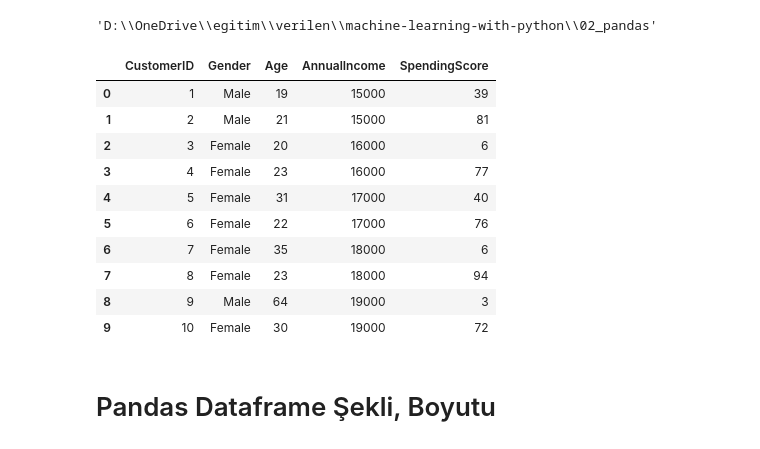
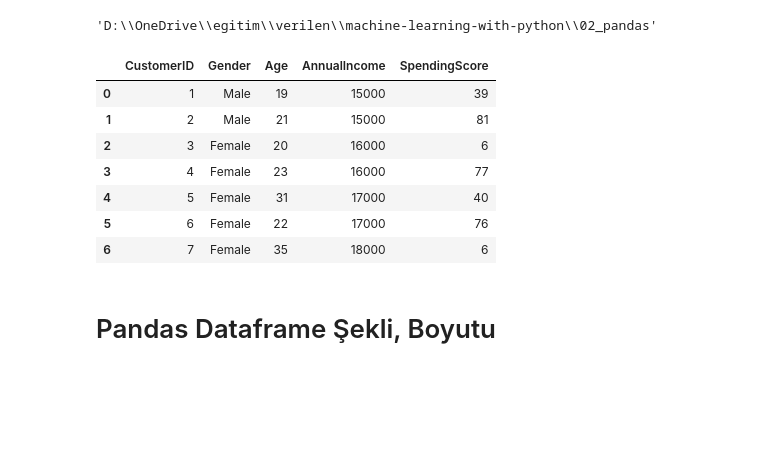
Before and after one commit to erkansirin78/machine-learning-with-python, a Jupyter notebook: 02_pandas/01. Pandas ile Dosya Okuma ve Sütun İsimlendirme.ipynb, the cells around one changed output. Saved outputs shown, nothing was run; the diff lists cells and outputs as text; code cells hidden in the pictures; blank space fills up the shorter version.

```diff
--- a/02_pandas/01. Pandas ile Dosya Okuma ve Sütun İsimlendirme.ipynb
+++ b/02_pandas/01. Pandas ile Dosya Okuma ve Sütun İsimlendirme.ipynb
@@ -17,21 +17,18 @@ os.getcwd()
 # Ayrıca veri ayracının ne olduğu ve encodingin ne olduğuna da dikkat etmek gerekir (utf-8)
 # Encoding Notepad++ üzerinden Encoding -> Convert to UTF8 veya notepad ile farklı kaydetme esnasında değiştirilebilir.
 
-df = pd.read_csv("Mall_Customers.csv", sep=",")
+df = pd.read_csv("D:\\OneDrive\\egitim\\verilen\\machine-learning-with-python\\datasets\\Mall_Customers.csv", sep=",")
 # %%
-df.head(10)
+df.head(7)
 # %% [output]
 |  | CustomerID | Gender | Age | AnnualIncome | SpendingScore |
 | 0 | 1 | Male | 19 | 15000 | 39 |
 | 1 | 2 | Male | 21 | 15000 | 81 |
 | 2 | 3 | Female | 20 | 16000 | 6 |
 | 3 | 4 | Female | 23 | 16000 | 77 |
 | 4 | 5 | Female | 31 | 17000 | 40 |
 | 5 | 6 | Female | 22 | 17000 | 76 |
 | 6 | 7 | Female | 35 | 18000 | 6 |
-| 7 | 8 | Female | 23 | 18000 | 94 |
-| 8 | 9 | Male | 64 | 19000 | 3 |
-| 9 | 10 | Female | 30 | 19000 | 72 |
 # %% [markdown]
 # Pandas Dataframe Şekli, Boyutu
 # %%
```
Also changed, not shown: parts of 13 cells of this notebook, 6 other files.
